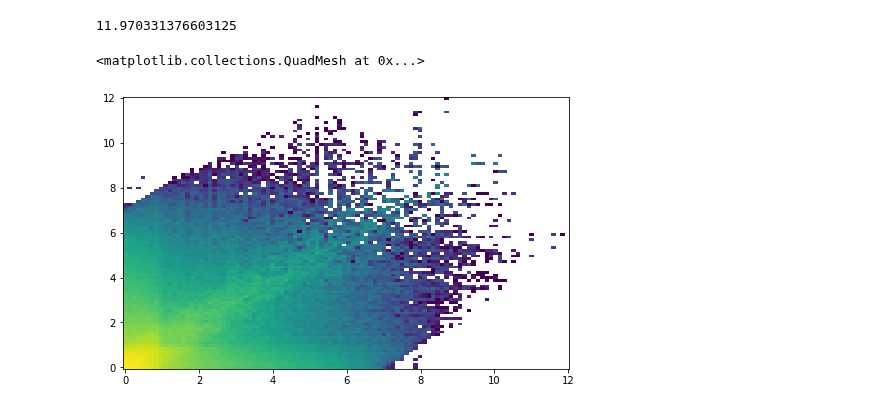
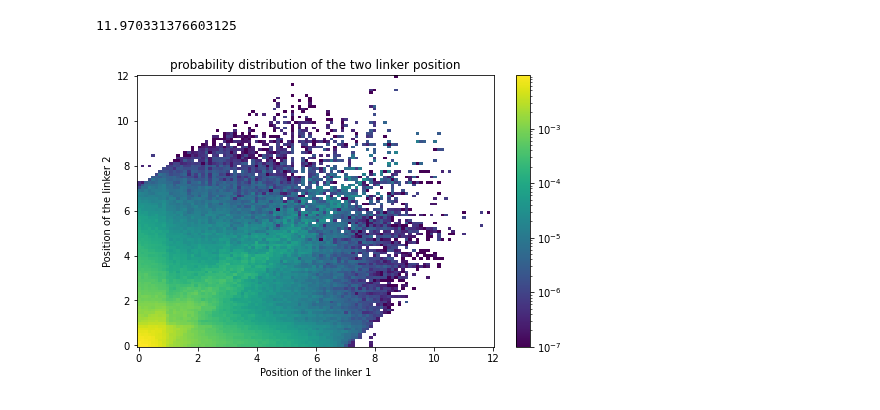
Before and after one commit to HugoLeRoy94/Aging_Condensate, a Jupyter notebook: Fixed_number_of_linkers/Map2D_Linkers.ipynb, the cells around one changed output. Saved outputs shown, nothing was run; the diff lists cells and outputs as text; code cells hidden in the pictures.

```diff
--- a/Fixed_number_of_linkers/Map2D_Linkers.ipynb
+++ b/Fixed_number_of_linkers/Map2D_Linkers.ipynb
@@ -54,9 +54,10 @@ def make_2D_statistics(R,bins=100):
 X,Y,Z = make_2D_statistics(Sim.R)
 # %%
 fig,ax = plt.subplots(figsize=(8,5))
-ax.pcolormesh(X,Y,Z,norm=mcolors.LogNorm())
+psm = ax.pcolormesh(X,Y,Z,norm=mcolors.LogNorm())
 ax.set_xlabel('Position of the linker 1')
 ax.set_ylabel('Position of the linker 2')
+ax.set_title('probability distribution of the two linker position')
+cba = plt.colorbar(psm)
 # %% [output]
-<matplotlib.collections.QuadMesh at 0x...>
-[figure, old version]
+[figure, new version]
```
